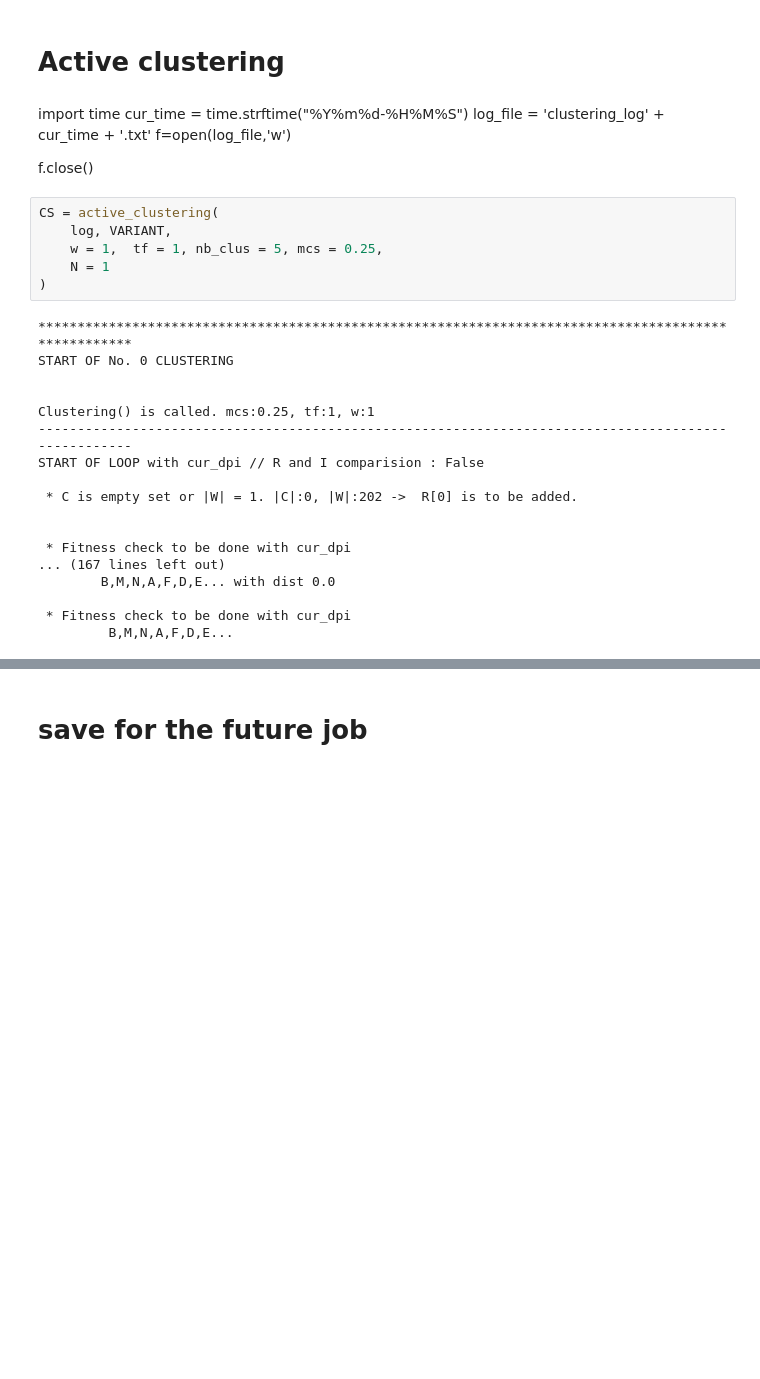
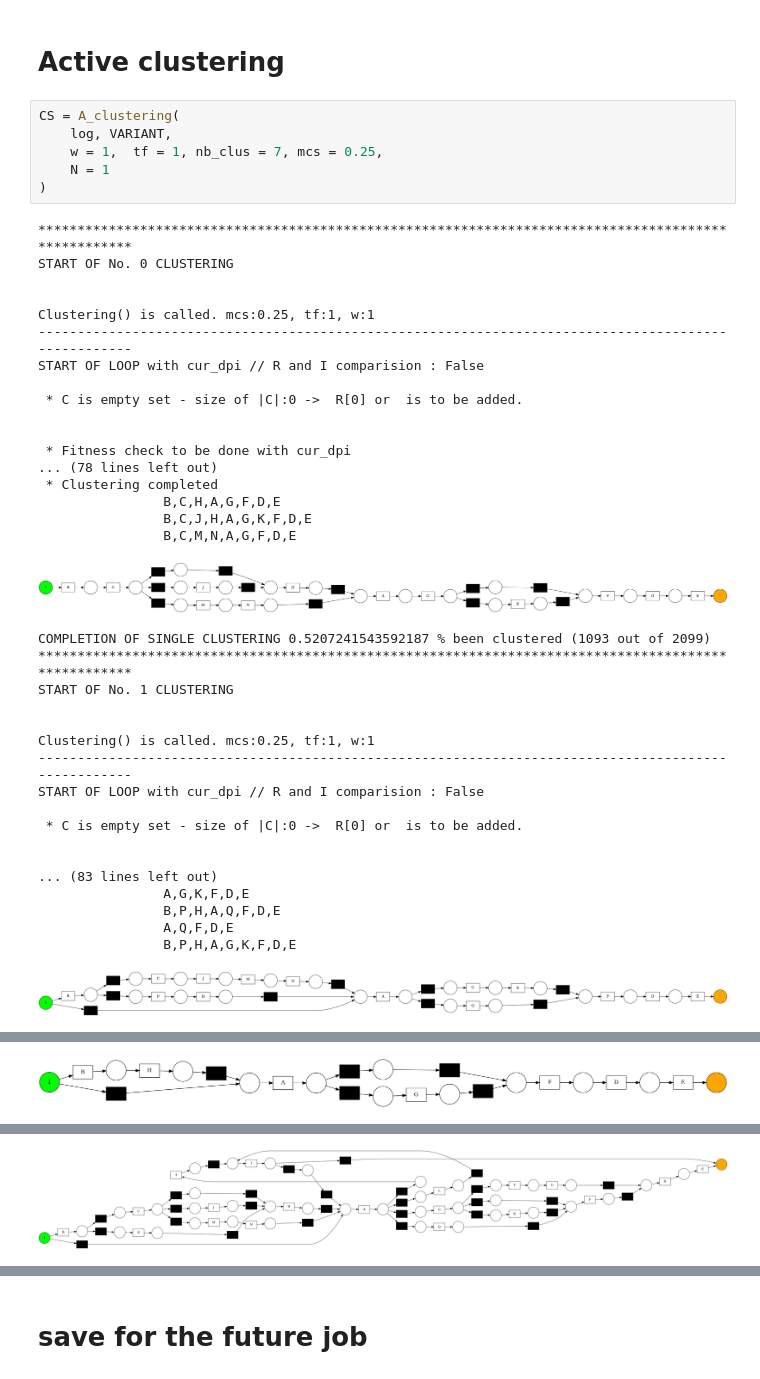
Before and after one commit to bbk0529/seminar_ML_application, a Jupyter notebook: Seminar.ipynb, the cells around one changed output, grey strips where cells are left out. Saved outputs shown, nothing was run; the diff lists cells and outputs as text; blank space fills up the shorter version.

```diff
--- a/Seminar.ipynb
+++ b/Seminar.ipynb
@@ -14,33 +18,45 @@ log, VARIANT = read_xes(filename,1)
 # %% [markdown]
 #  Active clustering
-# %% [markdown]
-import time
-cur_time = time.strftime("%Y%m%d-%H%M%S")
-log_file = 'clustering_log' + cur_time + '.txt'
-f=open(log_file,'w')
-
-f.close()
 # %%
-CS = active_clustering(
+CS = A_clustering(
     log, VARIANT,
-    w = 1,  tf = 1, nb_clus = 5, mcs = 0.25,
+    w = 1,  tf = 1, nb_clus = 7, mcs = 0.25,
     N = 1
 )
 # %% [output]
 ****************************************************************************************************
 START OF No. 0 CLUSTERING
 
 
 Clustering() is called. mcs:0.25, tf:1, w:1
 ----------------------------------------------------------------------------------------------------
 START OF LOOP with cur_dpi // R and I comparision : False
 
- * C is empty set or |W| = 1. |C|:0, |W|:202 ->  R[0] is to be added.
+ * C is empty set - size of |C|:0 ->  R[0] or  is to be added.
 
 
  * Fitness check to be done with cur_dpi
-... (167 lines left out)
-        B,M,N,A,F,D,E... with dist 0.0
-
- * Fitness check to be done with cur_dpi
-         B,M,N,A,F,D,E...
+... (78 lines left out)
+ * Clustering completed
+                B,C,H,A,G,F,D,E
+                B,C,J,H,A,G,K,F,D,E
+                B,C,M,N,A,G,F,D,E
+[figure, added]
+COMPLETION OF SINGLE CLUSTERING 0.5207241543592187 % been clustered (1093 out of 2099)
+****************************************************************************************************
+START OF No. 1 CLUSTERING
+
+
+Clustering() is called. mcs:0.25, tf:1, w:1
+----------------------------------------------------------------------------------------------------
+START OF LOOP with cur_dpi // R and I comparision : False
+
+ * C is empty set - size of |C|:0 ->  R[0] or  is to be added.
+
+
+... (83 lines left out)
+                A,G,K,F,D,E
+                B,P,H,A,Q,F,D,E
+                A,Q,F,D,E
+                B,P,H,A,G,K,F,D,E
+[figure, added]
@@ -46,0 +80 @@ START OF LOOP with cur_dpi // R and I comparision : False
+[figure, added]
@@ -46,0 +98 @@ START OF LOOP with cur_dpi // R and I comparision : False
+[figure, added]
```
Also changed, not shown: parts of 10 cells of this notebook, 7 other files.
